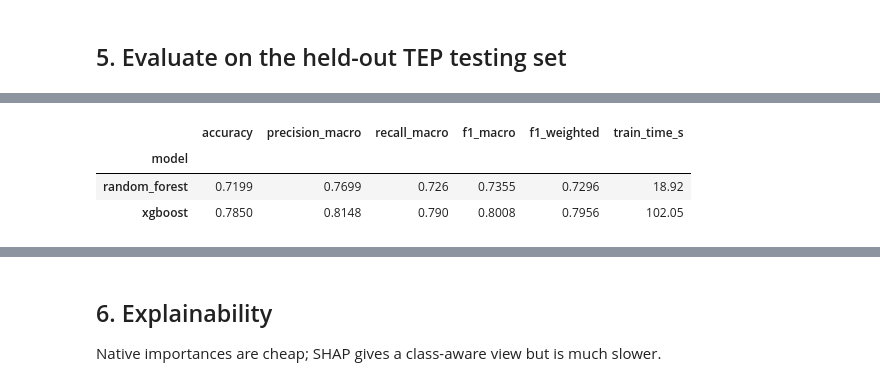
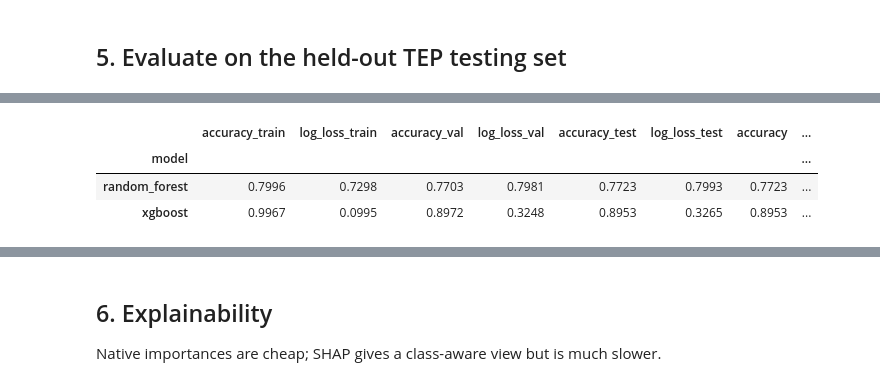
Before and after one commit to Lithika-Ramesh/Deploy-Chemical, a Jupyter notebook: notebooks/tep_pipeline.ipynb, the cells around one changed output, grey strips where cells are left out. Drawn from its saved outputs; the diff is of its cells as text; code cells hidden in the pictures.

```diff
--- a/notebooks/tep_pipeline.ipynb
+++ b/notebooks/tep_pipeline.ipynb
@@ -86,7 +95,9 @@ Summary: {'train_rows': 202000, 'test_rows': 169600, 'n_features': 52, 'n_classe
 * StandardScaler (fitted on train only - no leakage),
 * outlier audit (`|z| > 6`).
 # %%
-X_train_p, X_test_p, artifacts, audit = preprocess_split(ds.X_train, ds.X_test)
+X_train_p, X_val_p, X_test_p, artifacts, audit = preprocess_train_val_test(
+    ds.X_train, ds.X_val, ds.X_test,
+)
 print('Train missing rate (top 5):')
 print(audit['missing_train'].head())
 print('\nOutlier audit (top 5 sensors):')
@@ -127,7 +138,10 @@ plot_feature_variance(X_train_p);               plt.show()
 # %% [markdown]
 ## 4. Train Random Forest + XGBoost
 # %%
-trained = train_all(['random_forest', 'xgboost'], X_train_p, ds.y_train, artifacts)
+trained = train_all(
+    ['random_forest', 'xgboost'], X_train_p, ds.y_train, artifacts,
+    X_val=X_val_p, y_val=ds.y_val,
+)
 for m in trained.values():
     m.save()
     print(f'{m.name}: trained in {m.train_time_s:.1f}s, {len(m.classes_)} classes')
@@ -143,7 +157,14 @@ xgboost: trained in 102.0s, 21 classes
 # %% [markdown]
 ## 5. Evaluate on the held-out TEP testing set
 # %%
-results = [evaluate_model(m, ds.X_test, ds.y_test) for m in trained.values()]
+results = [
+    evaluate_model(
+        m, ds.X_test, ds.y_test,
+        X_train=ds.X_train, y_train=ds.y_train,
+        X_val=ds.X_val, y_val=ds.y_val,
+    )
+    for m in trained.values()
+]
 summary = pd.DataFrame([r.to_summary() for r in results]).set_index('model')
 summary
 # %% [output]
@@ -152,7 +173,7 @@ summary
-|  | accuracy | precision_macro | recall_macro | f1_macro | f1_weighted | train_time_s |
-| model |  |  |  |  |  |  |
-| random_forest | 0.7199 | 0.7699 | 0.726 | 0.7355 | 0.7296 | 18.92 |
-| xgboost | 0.7850 | 0.8148 | 0.790 | 0.8008 | 0.7956 | 102.05 |
+|  | accuracy_train | log_loss_train | accuracy_val | log_loss_val | accuracy_test | log_loss_test | accuracy | ... |
+| model |  |  |  |  |  |  |  | ... |
+| random_forest | 0.7996 | 0.7298 | 0.7703 | 0.7981 | 0.7723 | 0.7993 | 0.7723 | ... |
+| xgboost | 0.9967 | 0.0995 | 0.8972 | 0.3248 | 0.8953 | 0.3265 | 0.8953 | ... |
 # %%
 plot_model_comparison(results); plt.show()
 save_evaluation_report(results)
```
Also changed, not shown: parts of 15 cells of this notebook, 12 other files.
